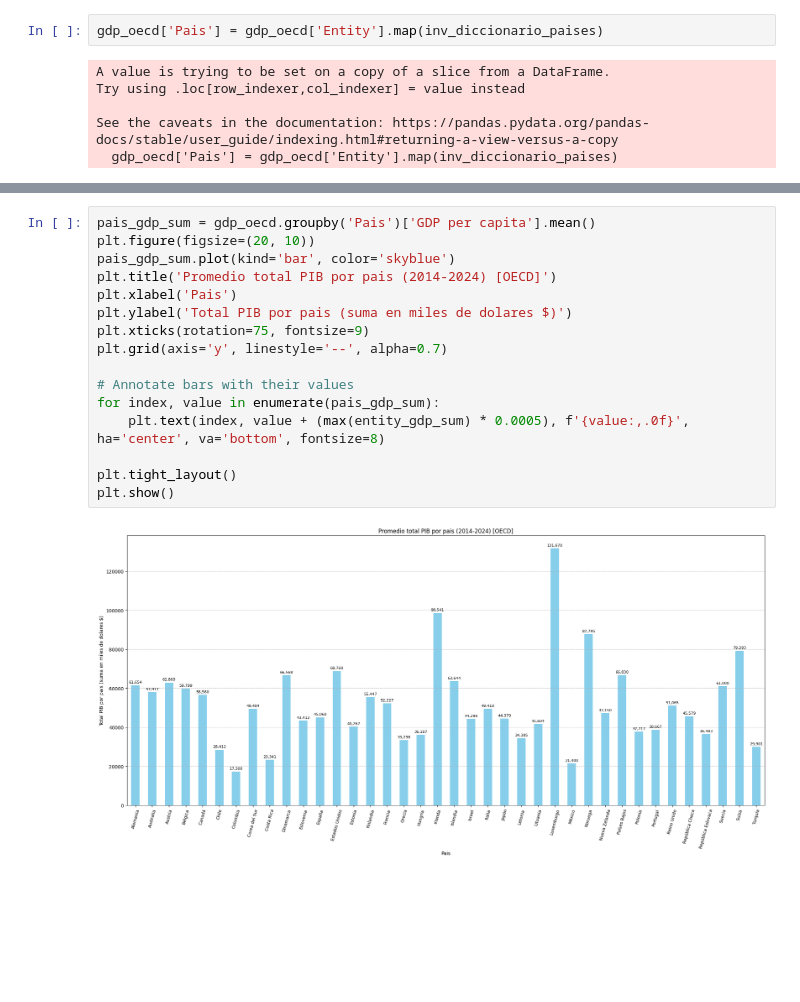
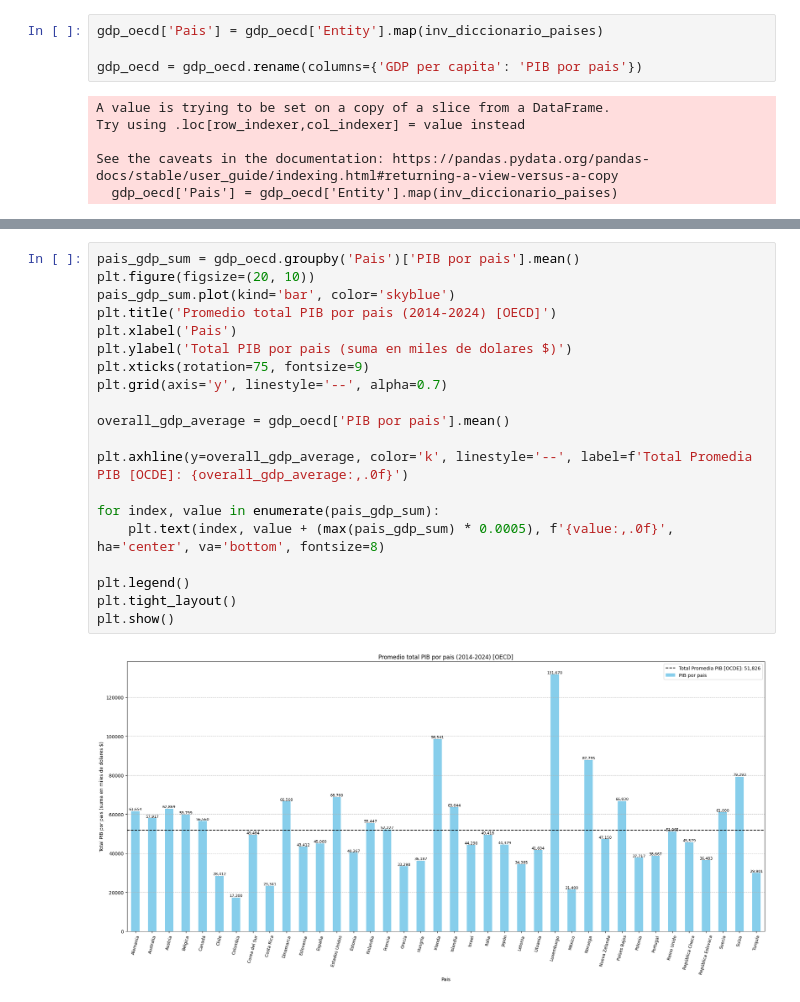
Before and after one commit to AngryWeassel/Proyecto_Tasa_de_Natalidad.ipynb, a Jupyter notebook: Proyecto_Tasa_de_Natalidad.ipynb, the cells around one changed output, grey strips where cells are left out. Drawn from its saved outputs; the diff is of its cells as text; blank space fills up the shorter version.

```diff
--- a/Proyecto_Tasa_de_Natalidad.ipynb
+++ b/Proyecto_Tasa_de_Natalidad.ipynb
@@ -69,6 +69,8 @@ gdp_oecd = datos_gdp[
 ]
 # %%
 gdp_oecd['Pais'] = gdp_oecd['Entity'].map(inv_diccionario_paises)
+
+gdp_oecd = gdp_oecd.rename(columns={'GDP per capita': 'PIB por pais'})
 # %% [output]
 A value is trying to be set on a copy of a slice from a DataFrame.
 Try using .loc[row_indexer,col_indexer] = value instead
@@ -78,18 +96,22 @@ See the caveats in the documentation: https://pandas.pydata.org/pandas-docs/stab
 # %%
-pais_gdp_sum = gdp_oecd.groupby('Pais')['GDP per capita'].mean()
+pais_gdp_sum = gdp_oecd.groupby('Pais')['PIB por pais'].mean()
 plt.figure(figsize=(20, 10))
 pais_gdp_sum.plot(kind='bar', color='skyblue')
 plt.title('Promedio total PIB por pais (2014-2024) [OECD]')
 plt.xlabel('Pais')
 plt.ylabel('Total PIB por pais (suma en miles de dolares $)')
 plt.xticks(rotation=75, fontsize=9)
 plt.grid(axis='y', linestyle='--', alpha=0.7)
 
-# Annotate bars with their values
+overall_gdp_average = gdp_oecd['PIB por pais'].mean()
+
+plt.axhline(y=overall_gdp_average, color='k', linestyle='--', label=f'Total Promedia PIB [OCDE]: {overall_gdp_average:,.0f}')
+
 for index, value in enumerate(pais_gdp_sum):
-    plt.text(index, value + (max(entity_gdp_sum) * 0.0005), f'{value:,.0f}', ha='center', va='bottom', fontsize=8)
+    plt.text(index, value + (max(pais_gdp_sum) * 0.0005), f'{value:,.0f}', ha='center', va='bottom', fontsize=8)
 
+plt.legend()
 plt.tight_layout()
 plt.show()
 # %% [output]
-[figure, old version]
+[figure, new version]
```
Also changed, not shown: parts of 1 cell of this notebook.
